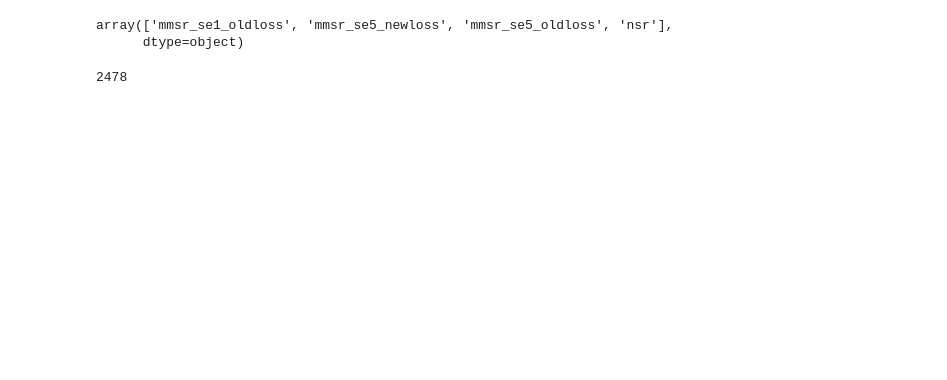
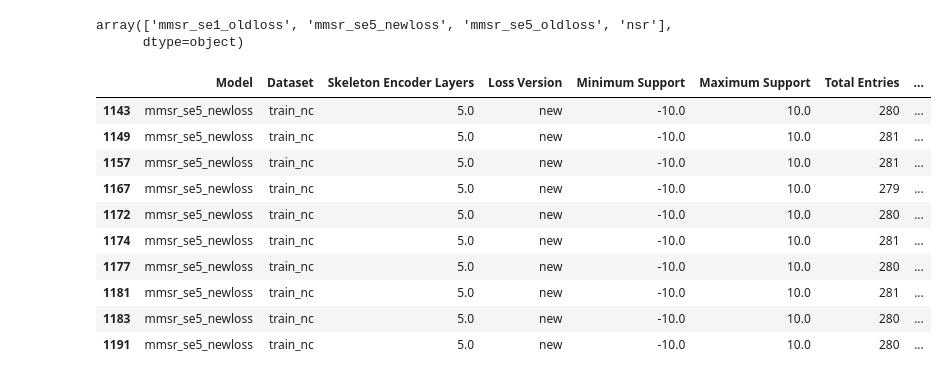
Before and after one commit to fabienmorgan/Self-Supervised_Numerical_Pre-Training_for_Symbolic_Regression, a Jupyter notebook: evalulation_graphs/data_evaluation.ipynb, the cells around one changed output. Drawn from its saved outputs; the diff is of its cells as text; code cells hidden in the pictures; blank space fills up the shorter version.

```diff
--- a/evalulation_graphs/data_evaluation.ipynb
+++ b/evalulation_graphs/data_evaluation.ipynb
@@ -108,7 +108,3 @@ evaluation_summary['Model'].unique()
 # %% [output]
 array(['mmsr_se1_oldloss', 'mmsr_se5_newloss', 'mmsr_se5_oldloss', 'nsr'],
       dtype=object)
-# %%
-len(evaluation_summary)
-# %% [output]
-2478
@@ -114,0 +122,17 @@ len(evaluation_summary)
+# %%
+evaluation_summary[(evaluation_summary['Model'] == 'mmsr_se5_newloss') &
+                            (evaluation_summary['Minimum Support'] == -10) &
+                            (evaluation_summary['Number of Samples'] == 500) &
+                            (evaluation_summary['Maximum Support'] == 10)]
+# %% [output]
+|  | Model | Dataset | Skeleton Encoder Layers | Loss Version | Minimum Support | Maximum Support | Total Entries | ... |
+| 1143 | mmsr_se5_newloss | train_nc | 5.0 | new | -10.0 | 10.0 | 280 | ... |
+| 1149 | mmsr_se5_newloss | train_nc | 5.0 | new | -10.0 | 10.0 | 281 | ... |
+| 1157 | mmsr_se5_newloss | train_nc | 5.0 | new | -10.0 | 10.0 | 281 | ... |
+| 1167 | mmsr_se5_newloss | train_nc | 5.0 | new | -10.0 | 10.0 | 279 | ... |
+| 1172 | mmsr_se5_newloss | train_nc | 5.0 | new | -10.0 | 10.0 | 280 | ... |
+| 1174 | mmsr_se5_newloss | train_nc | 5.0 | new | -10.0 | 10.0 | 281 | ... |
+| 1177 | mmsr_se5_newloss | train_nc | 5.0 | new | -10.0 | 10.0 | 280 | ... |
+| 1181 | mmsr_se5_newloss | train_nc | 5.0 | new | -10.0 | 10.0 | 281 | ... |
+| 1183 | mmsr_se5_newloss | train_nc | 5.0 | new | -10.0 | 10.0 | 280 | ... |
+| 1191 | mmsr_se5_newloss | train_nc | 5.0 | new | -10.0 | 10.0 | 280 | ... |
```
Also changed, not shown: parts of 5 cells of this notebook, 3 other files.
